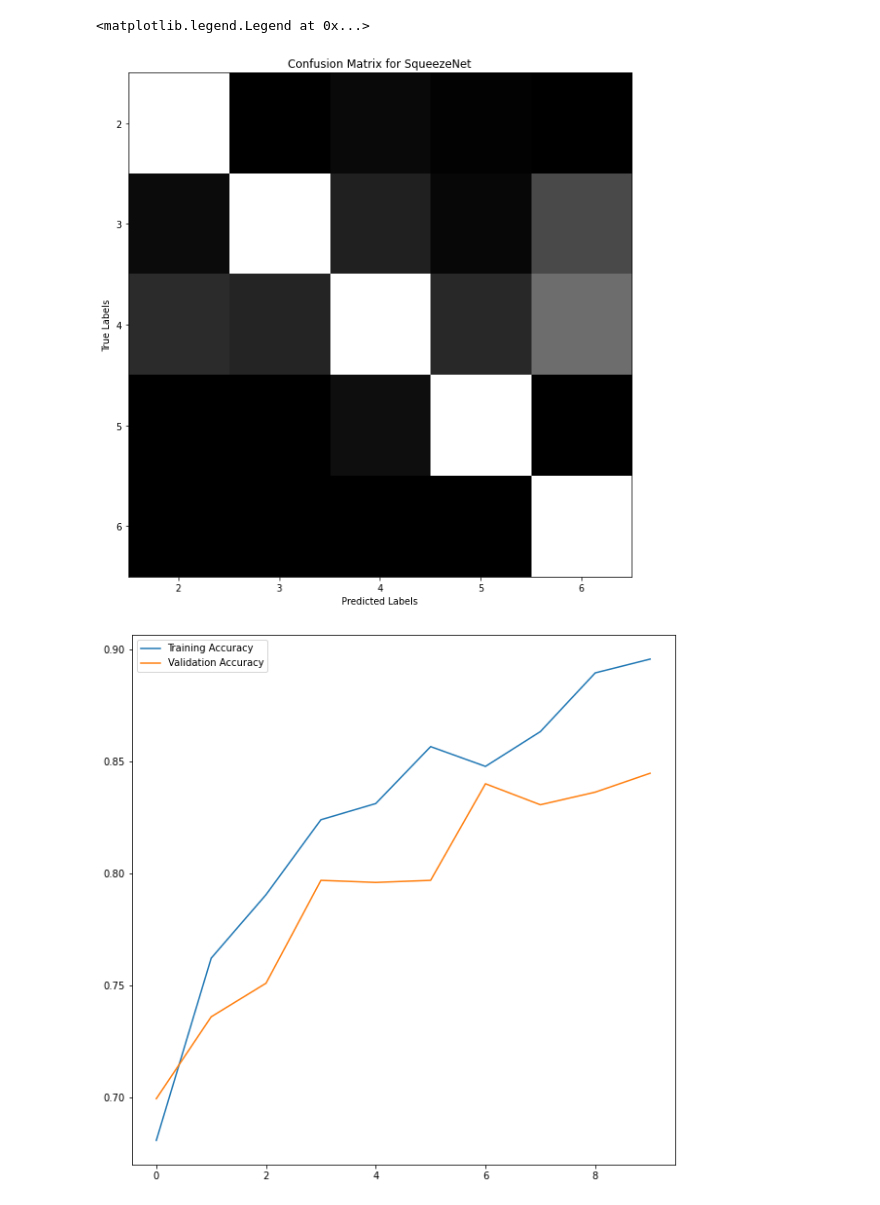
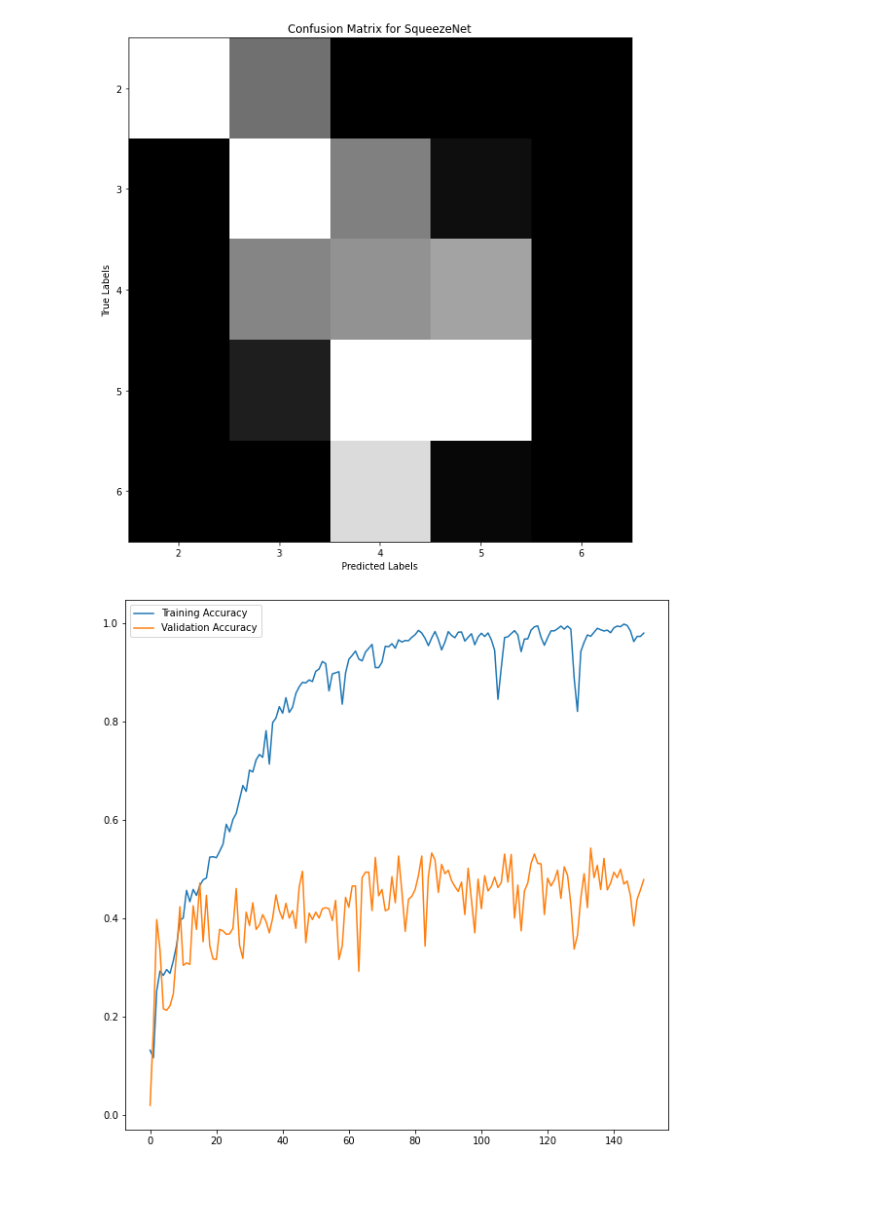
Before and after one commit to zwinkler/Automated-BCS, a Jupyter notebook: Automatic_BCS_squeezenet.ipynb, the cells around one changed output. Cells and saved outputs as stored; diff of their text form; code cells hidden in the pictures.

```diff
--- a/Automatic_BCS_squeezenet.ipynb
+++ b/Automatic_BCS_squeezenet.ipynb
@@ -252,21 +252,21 @@ from keras.preprocessing.image import ImageDataGenerator
 from keras.applications.vgg16 import preprocess_input
 from keras.applications.vgg16 import decode_predictions
 
-train_datagen = ImageDataGenerator(preprocessing_function=preprocess_input)
+train_datagen = ImageDataGenerator(fill_mode = "reflect", data_format = "channels_last")
 train_generator = train_datagen.flow_from_dataframe(dataframe=train_df,\
                                                     directory='',\
                                                     xcol='filename',y_col='class',\
                                                     target_size=(224,224), color_mode='rgb',\
                                                     batch_size=128, class_mode='categorical',\
                                                     shuffle=True) #RETURN TO TRUEEEEEEEEEEEEEEEEEEEEEEEEEEEEEEEEEEEEEEEEEEEEEEEEEEEEEE
-val_datagen = ImageDataGenerator(preprocessing_function=preprocess_input)
+val_datagen = ImageDataGenerator(fill_mode = "reflect", data_format = "channels_last")
 val_generator = val_datagen.flow_from_dataframe(dataframe=val_df,\
                                                 directory = '',\
                                                 xcol='filename',ycol='class',\
                                                 target_size=(224,224), color_mode='rgb',\
                                                 batch_size=128, class_mode='categorical',\
                                                 shuffle=True)
-test_datagen = ImageDataGenerator(preprocessing_function=preprocess_input)
+test_datagen = ImageDataGenerator(fill_mode = "reflect", data_format = "channels_last")
 test_generator = test_datagen.flow_from_dataframe(dataframe=test_df,\
                                                 directory = '',\
                                                 xcol='filename',ycol='class',\
@@ -529,8 +538,9 @@ from keras.callbacks import ModelCheckpoint
 from keras.callbacks import EarlyStopping
 
 filepath = 'BCS_CNN\\BCS_CNN.hdf5'
-checkpoint = ModelCheckpoint(filepath, monitor='val_categorical_tss', verbose=1, save_best_only=False, mode='max')
-early_stop = EarlyStopping(monitor='val_categorical_tss', min_delta=0.001, patience=5, verbose=1, mode='max')
+#checkpoint = ModelCheckpoint(filepath, monitor='categorical_accuracy', verbose=1, save_best_only=False, mode='max')
+checkpoint = ModelCheckpoint('BCS_CNN\\BCS_CNN_{epoch:0d}.hdf5', monitor='val_categorical_accuracy', verbose=1, save_best_only=True, mode='max', initial_value_threshold = 0.45)
+#early_stop = EarlyStopping(monitor='categorical_accuracy', min_delta=0.01, patience=10, verbose=1, mode='max')
 #callbacks_list = [checkpoint, early_stop]
 callbacks_list = [checkpoint]
 
@@ -563,5 +573,5 @@ Batch size:  128
 # %%
-history = model.fit(train_generator, steps_per_epoch=step_size_train, epochs=30, verbose=1,\
-                     callbacks=callbacks_list, validation_data=val_generator, validation_steps=step_size_val,\
+history = model.fit(train_generator, steps_per_epoch=step_size_train, epochs=150, verbose=1,\
+                    callbacks=callbacks_list, validation_data=val_generator, validation_steps=step_size_val,\
                      validation_freq=1, class_weight=class_weights)
 # %% [output]
@@ -589,3 +595,14 @@ Epoch 00010: saving model to BCS_CNN\BCS_CNN.hdf5
+# %%
+# for i, w in enumerate(model.weights): print(i, w.name)
+# for i in range(len(model.weights)):
+#     model.weights[i]._handle_name = model.weights[i].name + "_" + str(i)
+
+
+#model.save('BCS_CNN\\SqueezeNet_DE_LACO_33.hdf5')
+from keras.models import load_model
+model = load_model('BCS_CNN\\BCS_CNN_86.hdf5')
+model.compile(loss='categorical_crossentropy', optimizer=adam_opt,\
+               metrics=['categorical_accuracy'])
 # %%
 def normalize_Xtrain(X_train):
     mn = []
@@ -631,7 +648,7 @@ temp_mat = con_matrix - min
 temp_mat = con_matrix/max
 
 plt.figure(figsize=(10,10))
-plt.imshow(normalize_Xtrain(con_matrix)[0], cmap='gray')
+plt.imshow(normalize_Xtrain(temp_mat)[0], cmap='gray')
 plt.title('Confusion Matrix for SqueezeNet')
 plt.xticks(list(range(len(['2', '3', '4', '5', '6']))), ['2', '3', '4', '5', '6'])
 plt.yticks(list(range(len(['2', '3', '4', '5', '6']))), ['2', '3', '4', '5', '6'])
@@ -643,4 +660,20 @@ plt.figure(figsize=(10,10))
 plt.plot(np.arange(0, len(history.history['categorical_accuracy'])), history.history['categorical_accuracy'])
 plt.plot(np.arange(0, len(history.history['val_categorical_accuracy'])), history.history['val_categorical_accuracy'])
 plt.legend(('Training Accuracy', 'Validation Accuracy'))
+
+#Metrics
+precision = sklearn.metrics.precision_score(y_test,y_test_hat, average='macro')
+print('Model precision is: ', precision)
+
+f1_score = sklearn.metrics.f1_score(y_test,y_test_hat, average='macro')
+print('Model f1_score is: ', f1_score)
+
+recall = sklearn.metrics.recall_score(y_test,y_test_hat, average='macro')
+print('Model recall is: ', recall)
+
+MSE = sklearn.metrics.mean_squared_error(y_test,y_test_hat)
+print('Model MSE is: ', MSE)
+
+print("Confusion Matrix")
+print(con_matrix)
 # %% [output]
@@ -656,3 +699,2 @@ dict_keys(['loss', 'categorical_accuracy', 'val_loss', 'val_categorical_accuracy
-<matplotlib.legend.Legend at 0x...>
-[figure, old version]
+[figure, new version]
-[figure, old version]
+[figure, new version]
```
Also changed, not shown: parts of 10 cells of this notebook, 2 other files.
